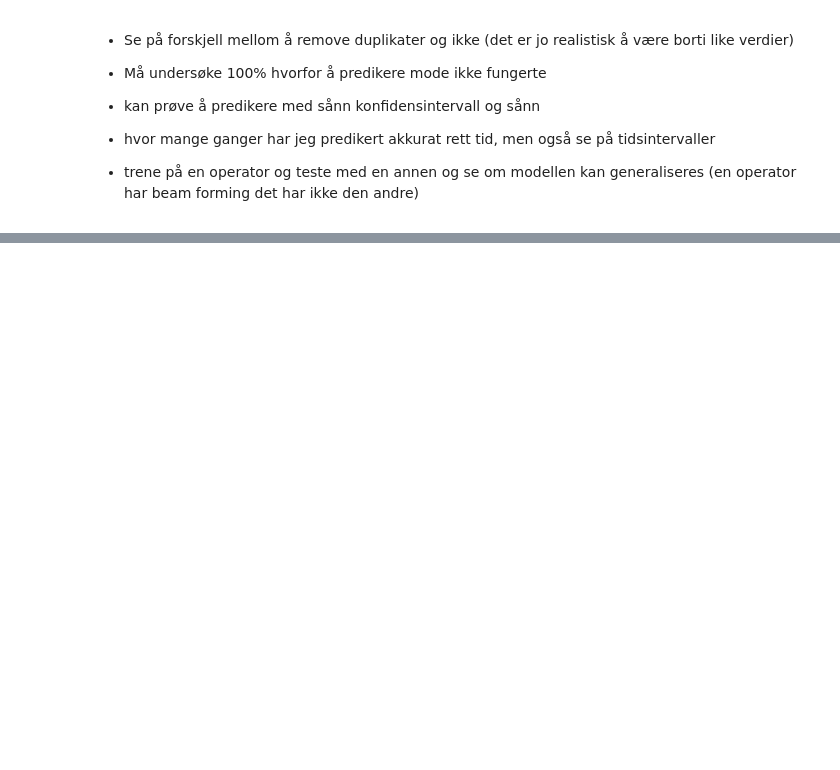
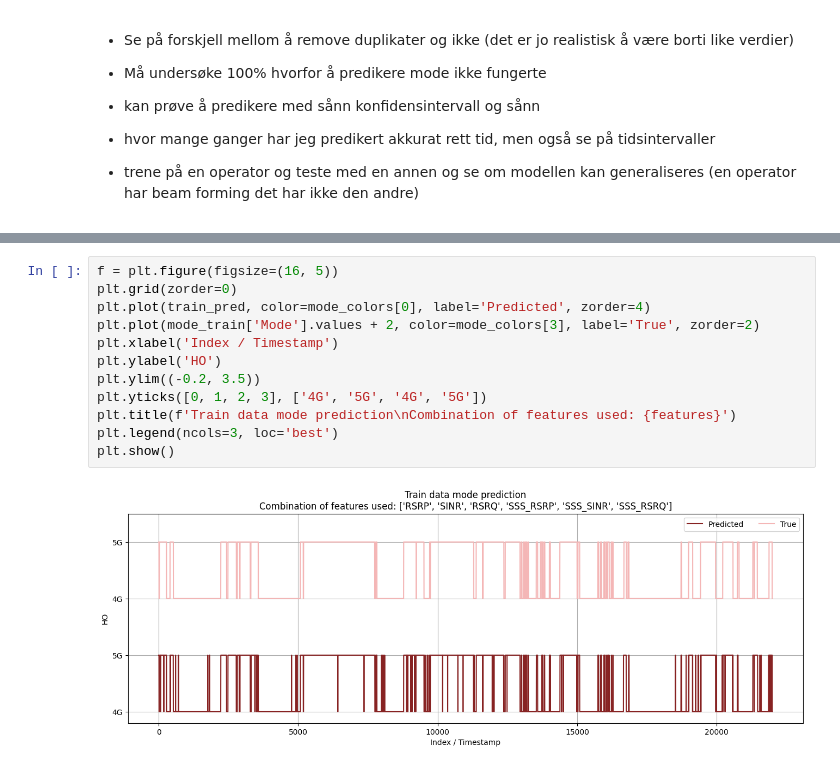
Before and after one commit to ihneskarbovik/master, a Jupyter notebook: main_two_campaigns.ipynb, the cells around one changed output, grey strips where cells are left out. Drawn from its saved outputs; the diff is of its cells as text; blank space fills up the shorter version.

```diff
--- a/main_two_campaigns.ipynb
+++ b/main_two_campaigns.ipynb
@@ -494,0 +549,14 @@ plt.show()
+# %%
+f = plt.figure(figsize=(16, 5))
+plt.grid(zorder=0)
+plt.plot(train_pred, color=mode_colors[0], label='Predicted', zorder=4)
+plt.plot(mode_train['Mode'].values + 2, color=mode_colors[3], label='True', zorder=2)
+plt.xlabel('Index / Timestamp')
+plt.ylabel('HO')
+plt.ylim((-0.2, 3.5))
+plt.yticks([0, 1, 2, 3], ['4G', '5G', '4G', '5G'])
+plt.title(f'Train data mode prediction\nCombination of features used: {features}')
+plt.legend(ncols=3, loc='best')
+plt.show()
+# %% [output]
+[figure, added]
```
Also changed, not shown: parts of 8 cells of this notebook.
